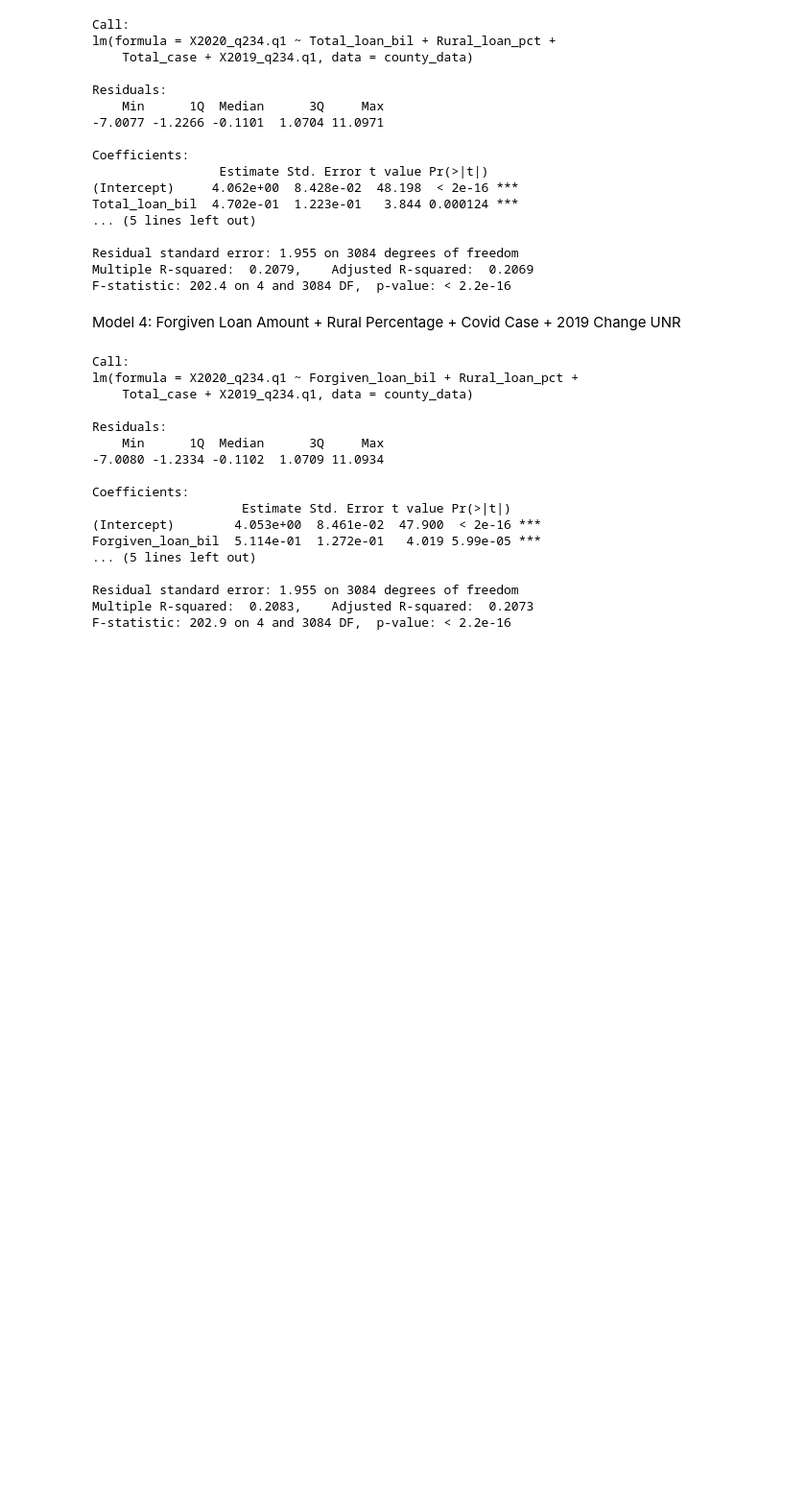
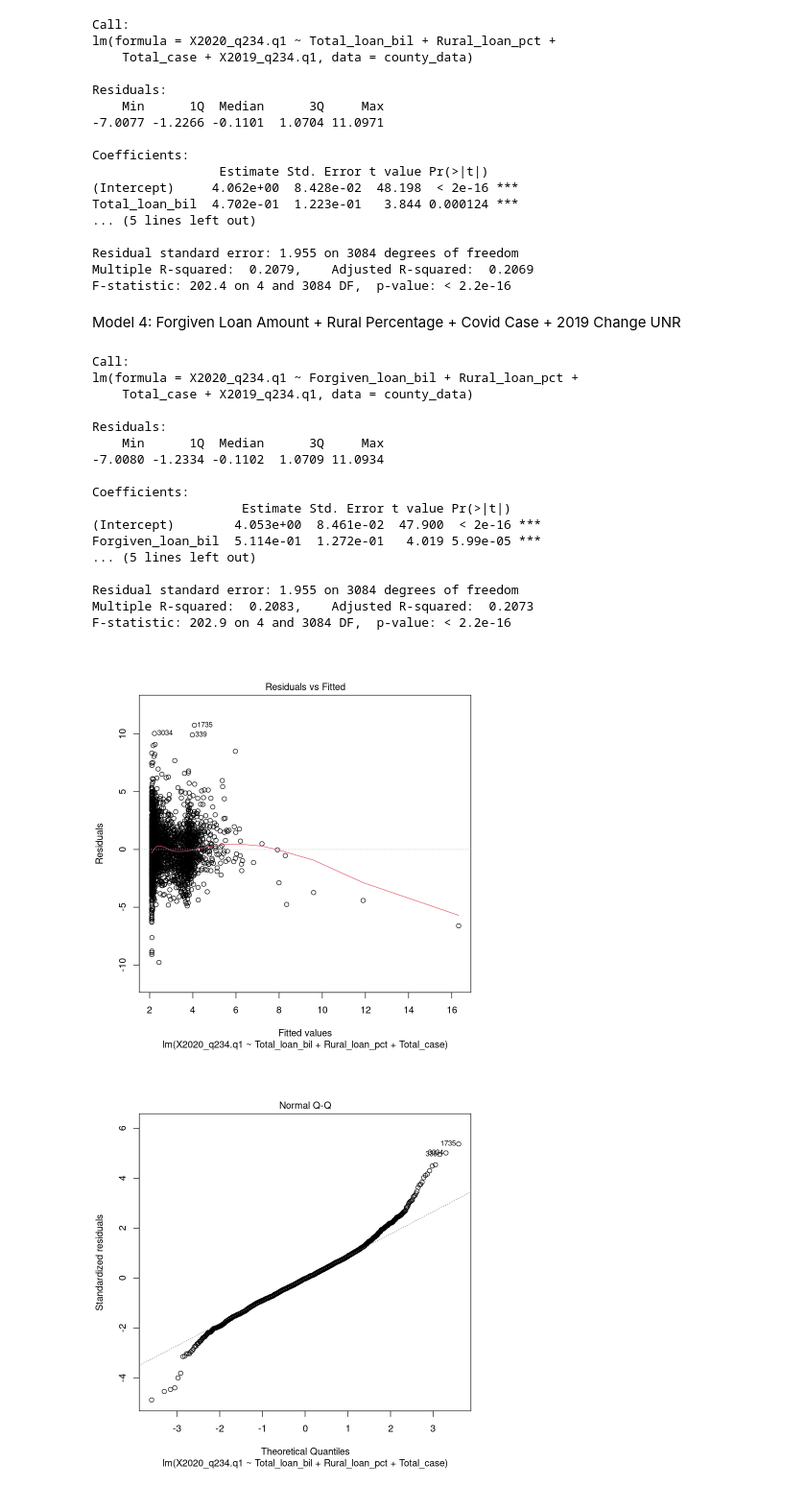
Before and after one commit to ABeeShake/Stats202A-Project, a Jupyter notebook: visualizations.ipynb, the cells around one changed output. Shown at 96% size. Saved outputs shown, nothing was run; the diff lists cells and outputs as text; code cells hidden in the pictures; blank space fills up the shorter version.

Commit message:
adding more images

```diff
--- a/visualizations.ipynb
+++ b/visualizations.ipynb
@@ -512,3 +498,8 @@ Forgiven_loan_bil  5.114e-01  1.272e-01   4.019 5.99e-05 ***
 Residual standard error: 1.955 on 3084 degrees of freedom
 Multiple R-squared:  0.2083,    Adjusted R-squared:  0.2073
 F-statistic: 202.9 on 4 and 3084 DF,  p-value: < 2.2e-16
+# %%
+plot(model1, 1:2)
+# %% [output]
+[figure, added]
+[figure, added]
```
Also changed, not shown: parts of 7 cells of this notebook, 6 other files.
